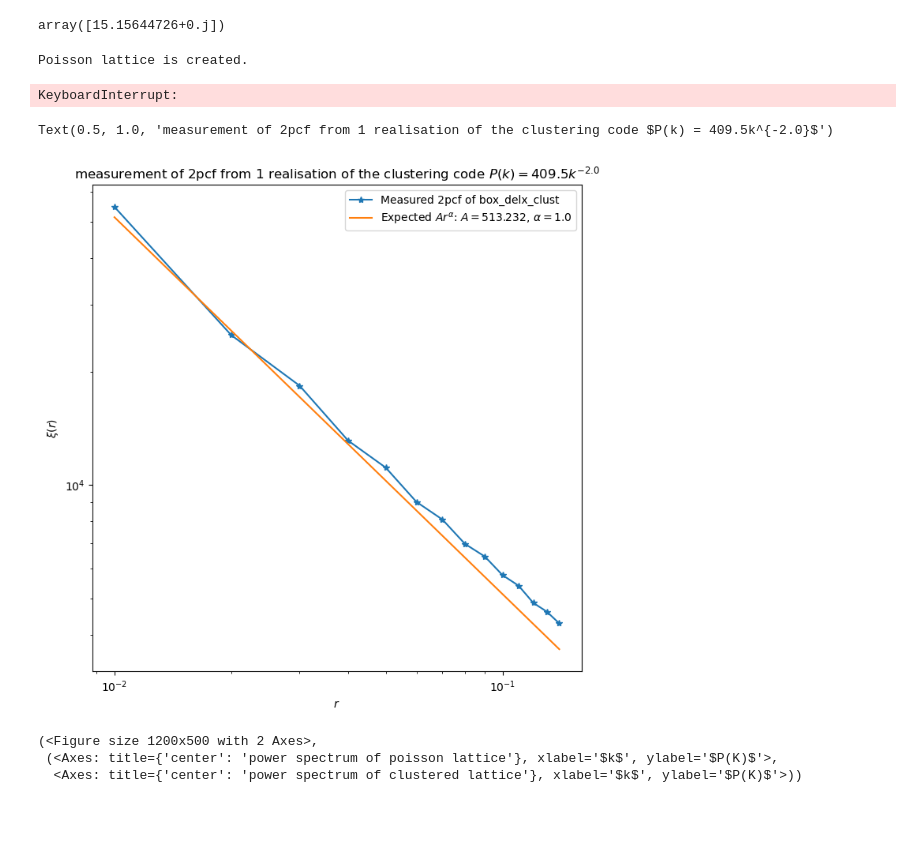
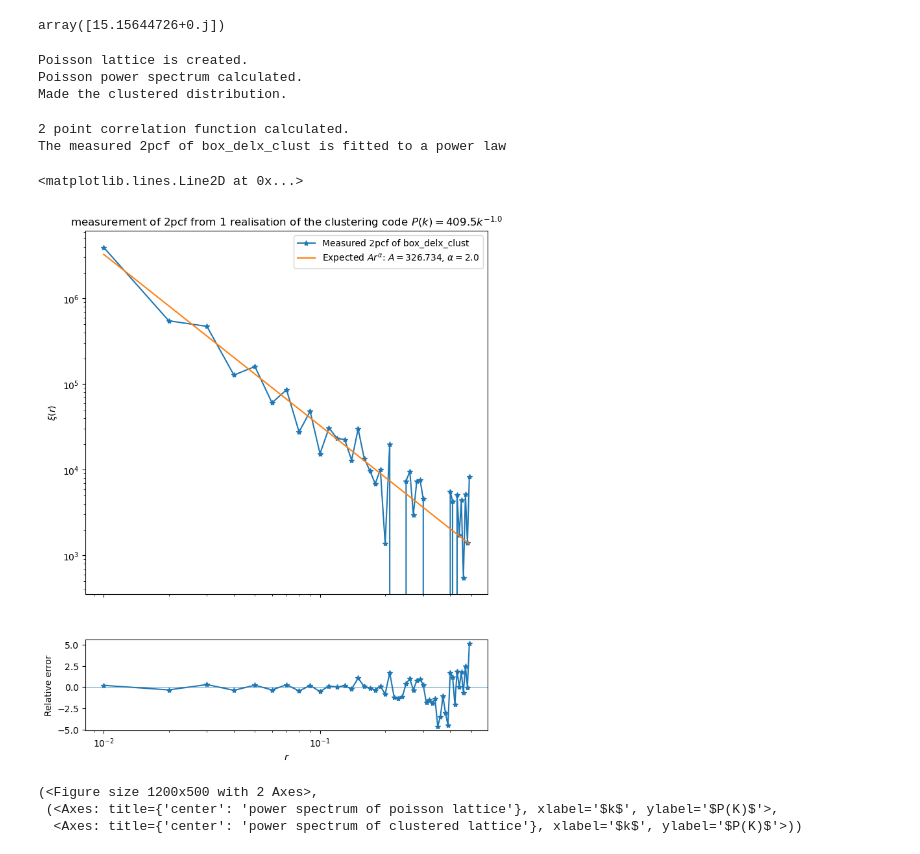
Before and after one commit to VibinRam/DP2, a Jupyter notebook: Codes/Clustering_simulation/IncompEff.ipynb, the cells around one changed output. Cells and saved outputs as stored; diff of their text form; code cells hidden in the pictures; blank space fills up the shorter version.

```diff
--- a/Codes/Clustering_simulation/IncompEff.ipynb
+++ b/Codes/Clustering_simulation/IncompEff.ipynb
@@ -1051,30 +1051,37 @@ sample_clust.initialize_pois(n_bar)
 
 sample_clust.make_clust_dist_from_plaw_pspec(const_of_pk, delta_of_pk, sample_clust.k_intervals)
 
-sample_clust.calc_2pcorrfunc_clust(1.0 * dx, 15 * dx)
+sample_clust.calc_2pcorrfunc_clust(1.0 * dx, 50 * dx)
 
 sample_clust.fit_2pcf_clust()
 
 exp_A, exp_alpha = plaw_pspec_to_2pcf(const_of_pk, delta_of_pk)
 # %% [output]
 Poisson lattice is created.
+Poisson power spectrum calculated.
+Made the clustered distribution.
-KeyboardInterrupt:
+2 point correlation function calculated.
+The measured 2pcf of box_delx_clust is fitted to a power law
 # %%
-plt.figure(figsize=(8,8))
-plt.plot(sample_clust.x_intervals_mid, sample_clust._2pcorrfunc, '*-', label="Measured 2pcf of box_delx_clust")
+fig, (ax1, ax2) = plt.subplots(2, 1, figsize=(8,10), height_ratios=(8,2), sharex=True)
+ax1.plot(sample_clust.x_intervals_mid, sample_clust._2pcorrfunc, '*-', label="Measured 2pcf of box_delx_clust")
 # plt.plot(sample_clust.x_intervals_mid, sample_clust._2pcf_fit_A * np.power(sample_clust.x_intervals_mid, -sample_clust._2pcf_fit_alpha), \
 #                 label=r"Plaw fit: $A = {}$, $\alpha = {}$".format(np.round(sample_clust._2pcf_fit_A,3), np.round(sample_clust._2pcf_fit_alpha,3)))
-plt.plot(sample_clust.x_intervals_mid, exp_A * np.power(sample_clust.x_intervals_mid, -exp_alpha), \
+temp_exp_corr = exp_A * np.power(sample_clust.x_intervals_mid, -exp_alpha)
+ax1.plot(sample_clust.x_intervals_mid, temp_exp_corr, \
             label=r"Expected $Ar^{{\alpha}}$: $A = {}$, $\alpha = {}$".format(np.round(exp_A,3), np.round(exp_alpha,3)))
-plt.xscale('log')
-plt.yscale('log')
-plt.xlabel(r'$r$')
-plt.ylabel(r'$\xi(r)$')
-plt.legend()
-plt.title(r"measurement of 2pcf from 1 realisation of the clustering code $P(k) = {}k^{{-{}}}$".format(sample_clust.const_of_pk, sample_clust.delta_of_pk))
+ax1.set_xscale('log')
+ax1.set_yscale('log')
+ax2.set_xlabel(r'$r$')
+ax1.set_ylabel(r'$\xi(r)$')
+ax1.legend()
+ax1.set_title(r"measurement of 2pcf from 1 realisation of the clustering code $P(k) = {}k^{{-{}}}$".format(sample_clust.const_of_pk, sample_clust.delta_of_pk))
+ax2.set_ylabel(r"Relative error")
+ax2.plot(sample_clust.x_intervals_mid, (sample_clust._2pcorrfunc-temp_exp_corr)/temp_exp_corr, '*-', label = "Measured, k-smoothed")
+ax2.axhline(0, lw=0.5)
 # %% [output]
-Text(0.5, 1.0, 'measurement of 2pcf from 1 realisation of the clustering code $P(k) = 409.5k^{-2.0}$')
+<matplotlib.lines.Line2D at 0x...>
-[figure, old version]
+[figure, new version]
 # %%
 sample_clust.show_powerspecs()
 # %% [output]
```
Also changed, not shown: parts of 1 cell of this notebook, 1 other file.
